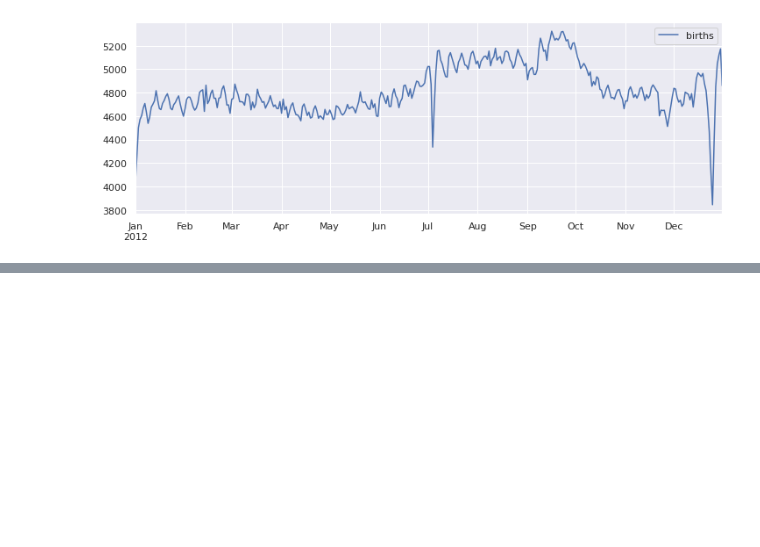
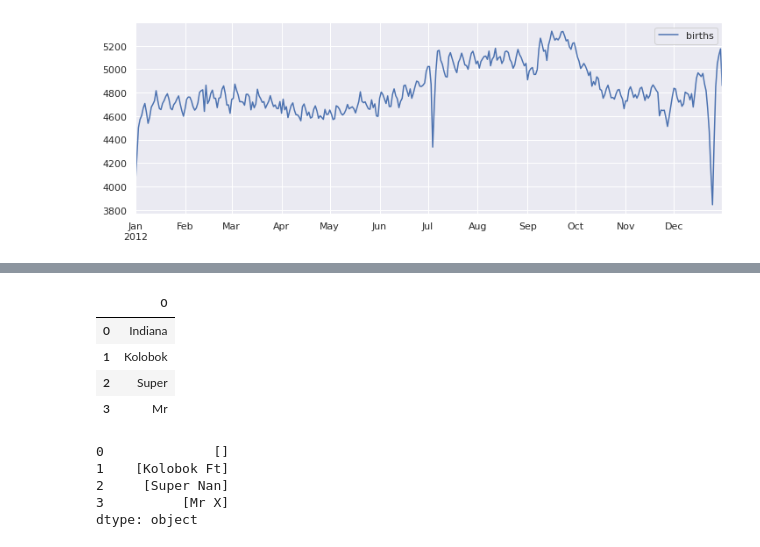
Before and after one commit to KonstantinKlepikov/all-python-ml-learning, a Jupyter notebook: pandas-learning.ipynb, the cells around one changed output, grey strips where cells are left out. Drawn from its saved outputs; the diff is of its cells as text; code cells hidden in the pictures; blank space fills up the shorter version.

```diff
--- a/pandas-learning.ipynb
+++ b/pandas-learning.ipynb
@@ -2457,0 +2543,18 @@ births_by_date.plot(ax=ax);
+# %%
+# Вытащим первую непрерывную группу символов в начале строки, начинающуюся с заглавной
+data.str.extract('([A-Za-z]+)')
+# %% [output]
+|  | 0 |
+| 0 | Indiana |
+| 1 | Kolobok |
+| 2 | Super |
+| 3 | Mr |
+# %%
+# Найдем все, что начинается и заканчивается с согласной
+data.str.findall(r'^[^AEIOU].*[^aeiou]$')
+# %% [output]
+0              []
+1    [Kolobok Ft]
+2     [Super Nan]
+3          [Mr X]
+dtype: object
```
Also changed, not shown: parts of 49 cells of this notebook.
